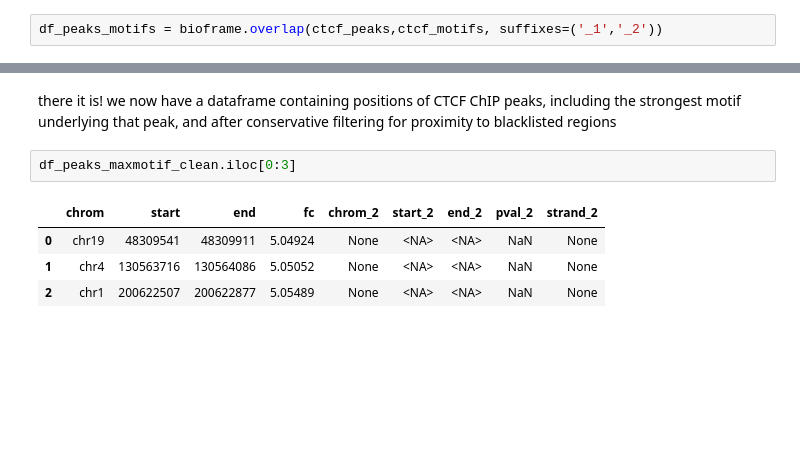
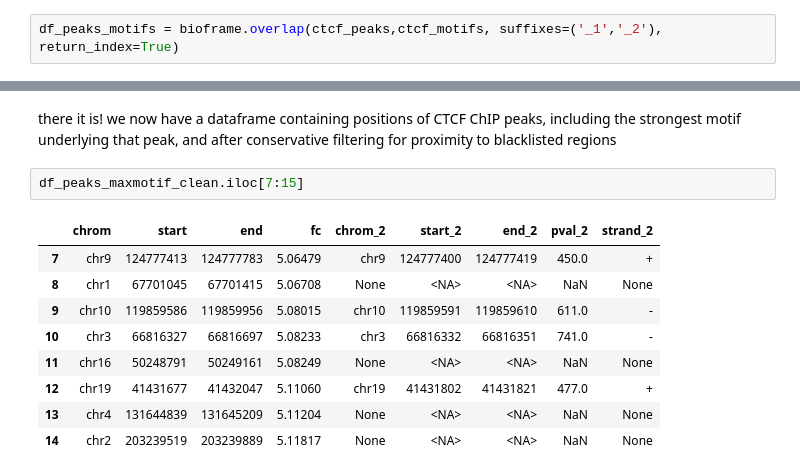
Before and after one commit to open2c/bioframe, a Jupyter notebook: docs/tutorials/tutorial_assign_motifs_to_peaks.ipynb, the cells around one changed output, grey strips where cells are left out. Cells and saved outputs as stored; diff of their text form; blank space fills up the shorter version.

```diff
--- a/docs/tutorials/tutorial_assign_motifs_to_peaks.ipynb
+++ b/docs/tutorials/tutorial_assign_motifs_to_peaks.ipynb
@@ -44,5 +42,5 @@ ctcf_motifs[0:4]
 # %% [markdown]
 ## Overlap peaks & motifs
 # %%
-df_peaks_motifs = bioframe.overlap(ctcf_peaks,ctcf_motifs, suffixes=('_1','_2'))
+df_peaks_motifs = bioframe.overlap(ctcf_peaks,ctcf_motifs, suffixes=('_1','_2'), return_index=True)
 # %% [markdown]
@@ -126,9 +129,14 @@ there it is! we now have a dataframe containing positions of CTCF ChIP peaks,
 including the strongest motif underlying that peak, and after conservative
 filtering for proximity to blacklisted regions
 # %%
-df_peaks_maxmotif_clean.iloc[0:3]
+df_peaks_maxmotif_clean.iloc[7:15]
 # %% [output]
 |  | chrom | start | end | fc | chrom_2 | start_2 | end_2 | pval_2 | strand_2 |
-| 0 | chr19 | 48309541 | 48309911 | 5.04924 | None | <NA> | <NA> | NaN | None |
-| 1 | chr4 | 130563716 | 130564086 | 5.05052 | None | <NA> | <NA> | NaN | None |
-| 2 | chr1 | 200622507 | 200622877 | 5.05489 | None | <NA> | <NA> | NaN | None |
+| 7 | chr9 | 124777413 | 124777783 | 5.06479 | chr9 | 124777400 | 124777419 | 450.0 | + |
+| 8 | chr1 | 67701045 | 67701415 | 5.06708 | None | <NA> | <NA> | NaN | None |
+| 9 | chr10 | 119859586 | 119859956 | 5.08015 | chr10 | 119859591 | 119859610 | 611.0 | - |
+| 10 | chr3 | 66816327 | 66816697 | 5.08233 | chr3 | 66816332 | 66816351 | 741.0 | - |
+| 11 | chr16 | 50248791 | 50249161 | 5.08249 | None | <NA> | <NA> | NaN | None |
+| 12 | chr19 | 41431677 | 41432047 | 5.11060 | chr19 | 41431802 | 41431821 | 477.0 | + |
+| 13 | chr4 | 131644839 | 131645209 | 5.11204 | None | <NA> | <NA> | NaN | None |
+| 14 | chr2 | 203239519 | 203239889 | 5.11817 | None | <NA> | <NA> | NaN | None |
```
Also changed, not shown: parts of 5 cells of this notebook, 1 other file.
